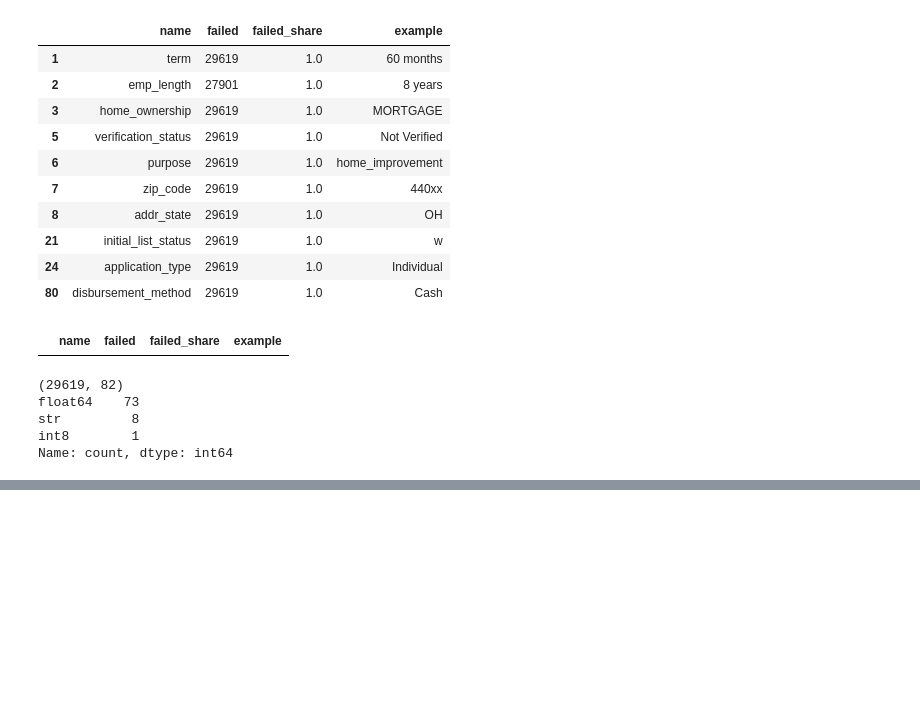
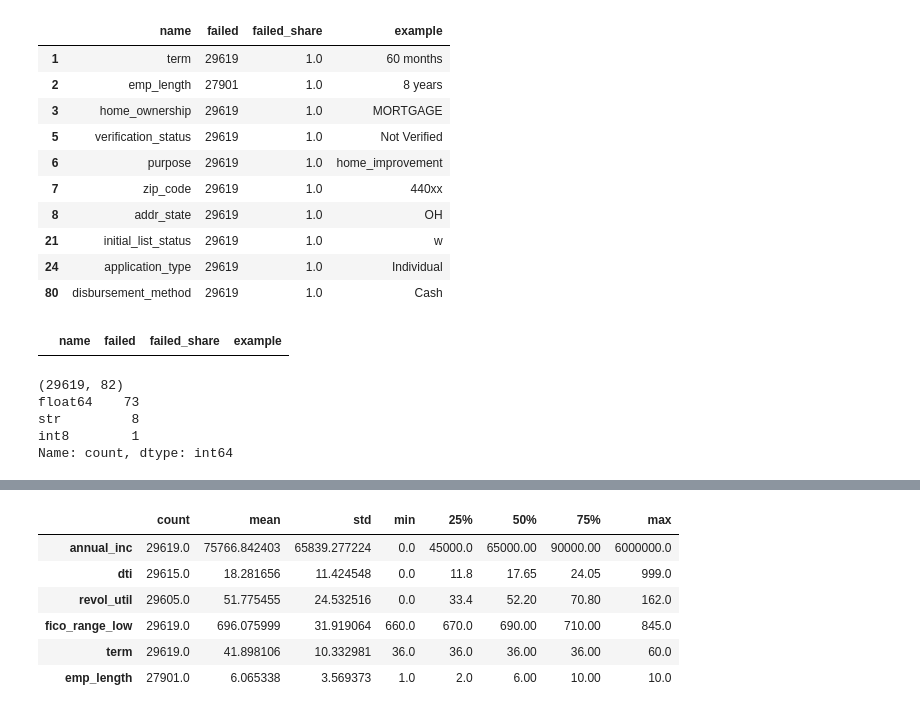
Before and after one commit to Mehdi-mo/credit-risk-engine, a Jupyter notebook: notebooks/02_clean_and_explore.ipynb, the cells around one changed output, grey strips where cells are left out. Cells and saved outputs as stored; diff of their text form; code cells hidden in the pictures; blank space fills up the shorter version.

```diff
--- a/notebooks/02_clean_and_explore.ipynb
+++ b/notebooks/02_clean_and_explore.ipynb
@@ -370,0 +396,10 @@ Name: count, dtype: int64
+# %%
+model_df[["annual_inc", "dti", "revol_util", "fico_range_low", "term", "emp_length"]].describe().T
+# %% [output]
+|  | count | mean | std | min | 25% | 50% | 75% | max |
+| annual_inc | 29619.0 | 75766.842403 | 65839.277224 | 0.0 | 45000.0 | 65000.00 | 90000.00 | 6000000.0 |
+| dti | 29615.0 | 18.281656 | 11.424548 | 0.0 | 11.8 | 17.65 | 24.05 | 999.0 |
+| revol_util | 29605.0 | 51.775455 | 24.532516 | 0.0 | 33.4 | 52.20 | 70.80 | 162.0 |
+| fico_range_low | 29619.0 | 696.075999 | 31.919064 | 660.0 | 670.0 | 690.00 | 710.00 | 845.0 |
+| term | 29619.0 | 41.898106 | 10.332981 | 36.0 | 36.0 | 36.00 | 36.00 | 60.0 |
+| emp_length | 27901.0 | 6.065338 | 3.569373 | 1.0 | 2.0 | 6.00 | 10.00 | 10.0 |
```
Also changed, not shown: parts of 6 cells of this notebook.
